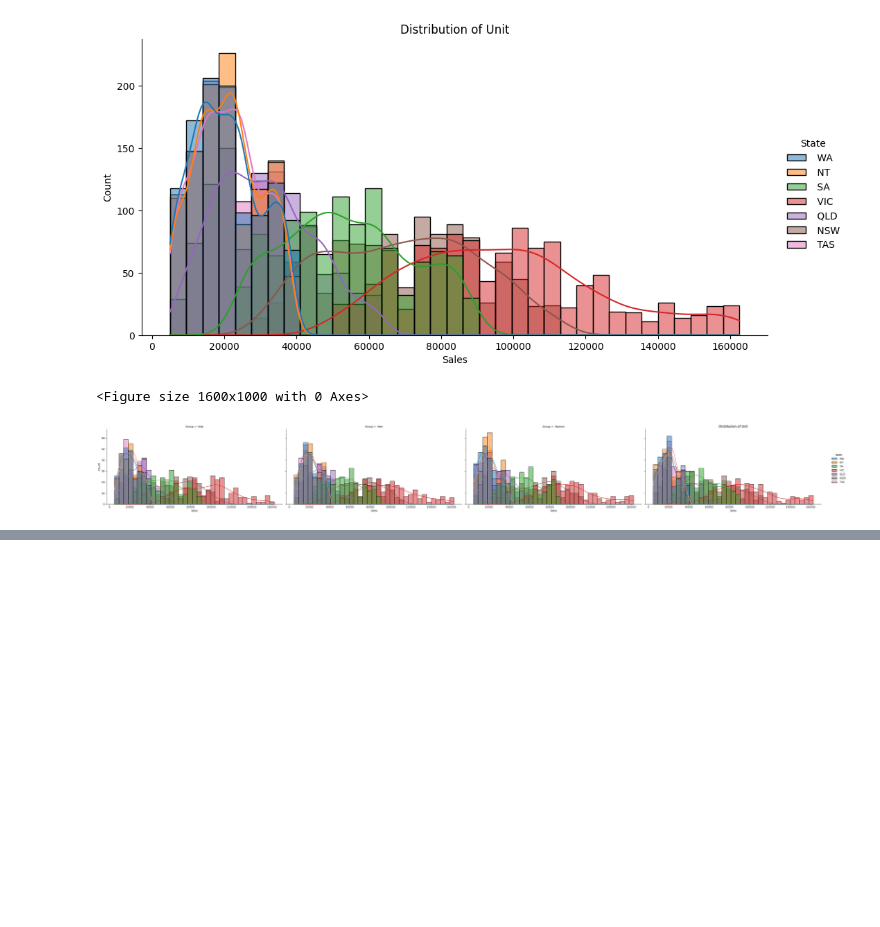
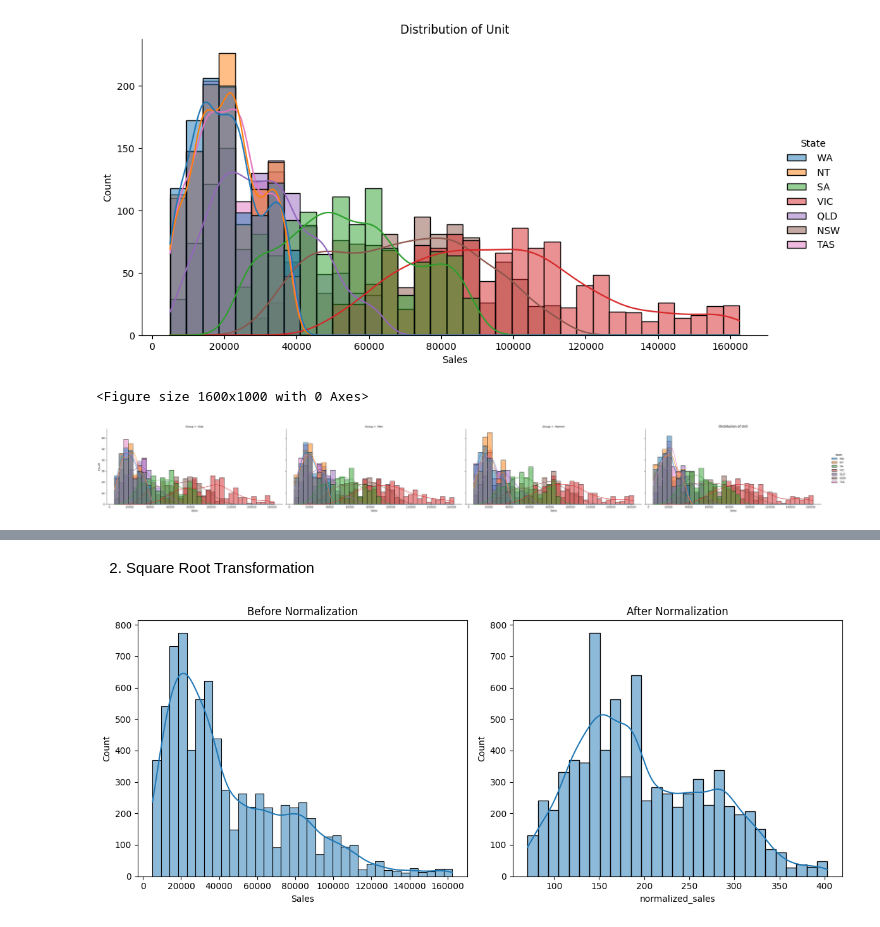
Before and after one commit to svinnapolean/Applied-Data-Science-P1, a Jupyter notebook: sales_analysis_project1.ipynb, the cells around one changed output, grey strips where cells are left out. Saved outputs shown, nothing was run; the diff lists cells and outputs as text; code cells hidden in the pictures; blank space fills up the shorter version.

```diff
--- a/sales_analysis_project1.ipynb
+++ b/sales_analysis_project1.ipynb
@@ -874,0 +907,16 @@ plt.show()
+# %% [markdown]
+2. Square Root Transformation
+# %%
+df['normalized_sales'] = np.sqrt(df['Sales'])
+
+
+fig, axs = plt.subplots(1, 2, figsize=(12, 5))
+sns.histplot(df['Sales'], kde=True, ax=axs[0])
+axs[0].set_title('Before Normalization')
+
+sns.histplot(df['normalized_sales'], kde=True, ax=axs[1])
+axs[1].set_title('After Normalization')
+plt.tight_layout()
+plt.show()
+# %% [output]
+[figure, added]
```
Also changed, not shown: parts of 20 cells of this notebook.
